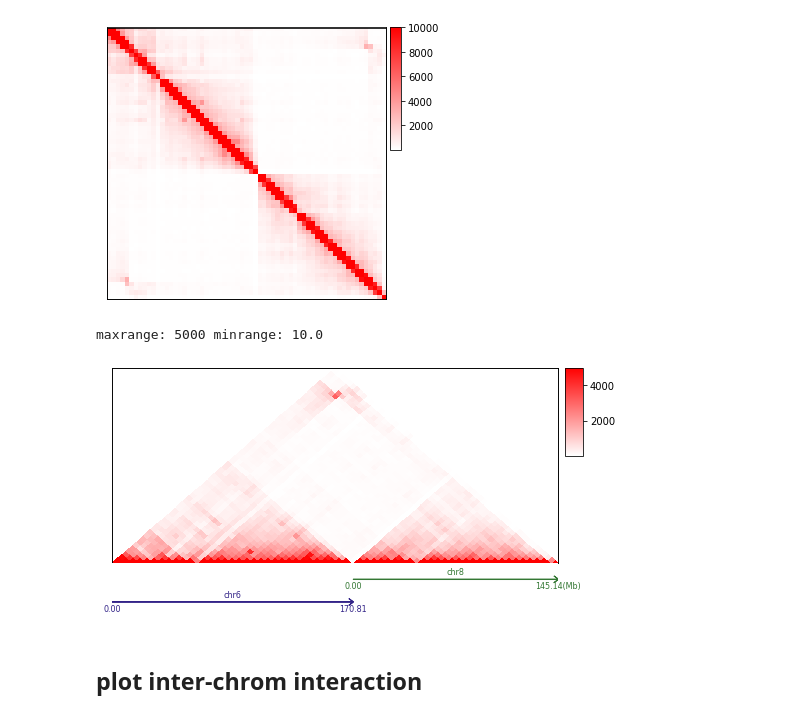
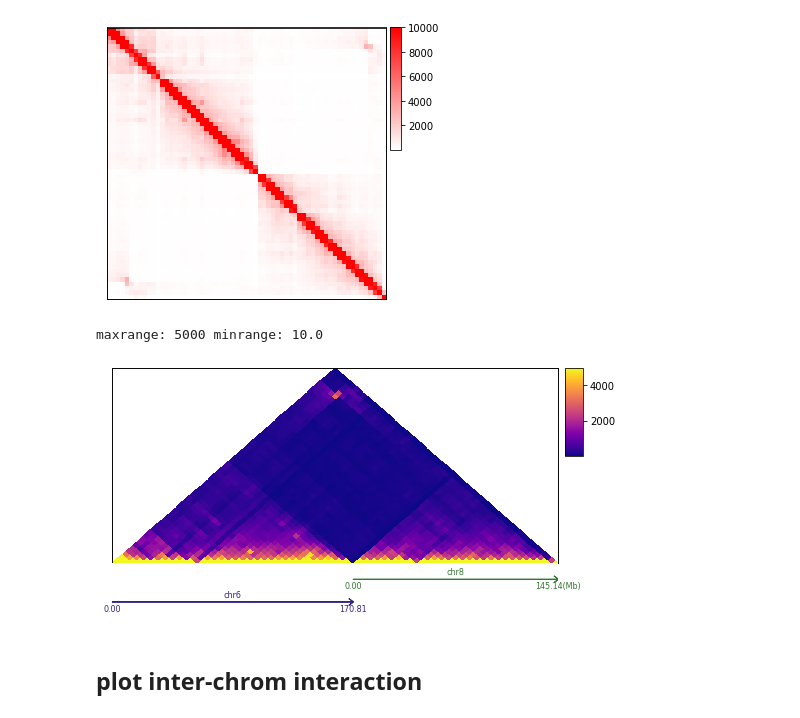
Before and after one commit to seqyuan/trackc, a Jupyter notebook: docs/tutorials/contactmap.ipynb, the cells around one changed output. Cells and saved outputs as stored; diff of their text form; code cells hidden in the pictures.

```diff
--- a/docs/tutorials/contactmap.ipynb
+++ b/docs/tutorials/contactmap.ipynb
@@ -70,18 +79,19 @@ tc.pl.mapC(ax=axs[0], mat=mat.cmat, map_type='square', symmetric=True, maxrange=
 maxrange: 10000 minrange: 10.0
 [figure]
 # %%
-ten = tc.tenon(width=8, height=1)
+ten = tc.tenon(figsize=(8,1))
 ten.add(pos='bottom', height=3.6)
 ten.add(pos='bottom', height=1)
 
 chr6_len = clr.chromsizes['chr6']
 chr8_len = clr.chromsizes['chr8']
 
-mat = tc.tl.extractContactRegions(clr='GSM4417639_SK-N-DZ_C6BC81F2_b38d5.mcool::/resolutions/5120000', row_regions=['chr6', 'chr8'])
-tc.pl.mapC(ax=ten.axs(0), mat=mat.cmat, map_type='triangle', maxrange=5000)
+mat = tc.tl.extractContactRegions(clr='GSM4417639_SK-N-DZ_C6BC81F2_b38d5.mcool::/resolutions/5120000',
+                                  row_regions=['chr6', 'chr8'])
+tc.pl.mapC(ax=ten.axs(0), mat=mat.cmat, map_type='tri', maxrange=5000, cmap='plasma')
 
 tc.pl.multi_scale_track(ax=ten.axs(1), regions=['chr6:0-{0}'.format(chr6_len), 'chr8:0-{0}'.format(chr8_len)],
                         scale_adjust='Mb', intervals=2, tick_rotation=0)
 # %% [output]
 maxrange: 5000 minrange: 10.0
-[figure, old version]
+[figure, new version]
```
Also changed, not shown: parts of 8 cells of this notebook, 42 other files.
